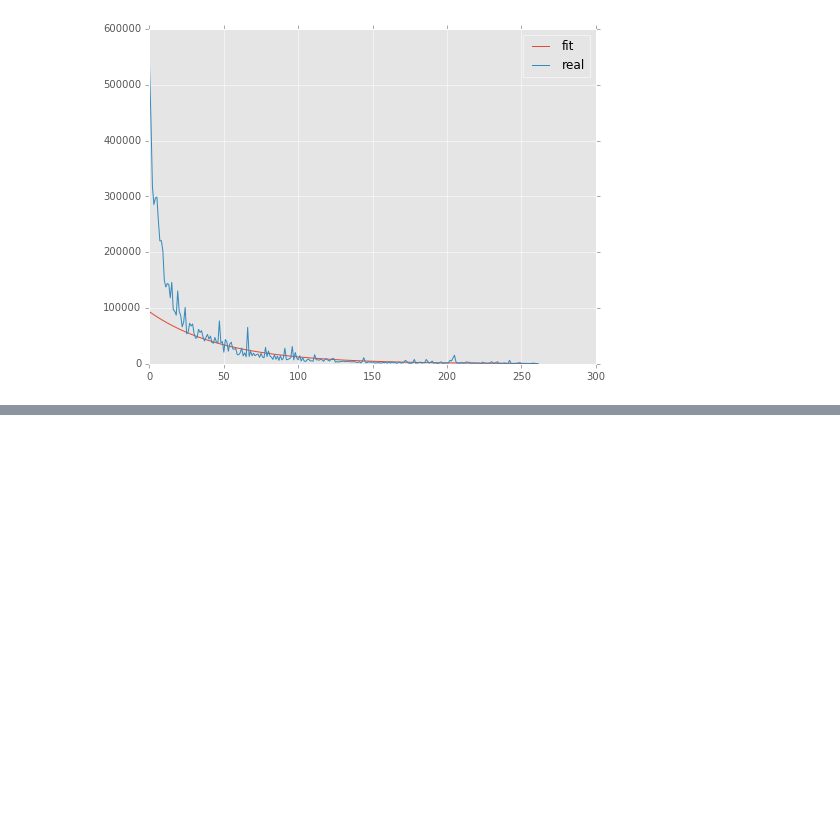
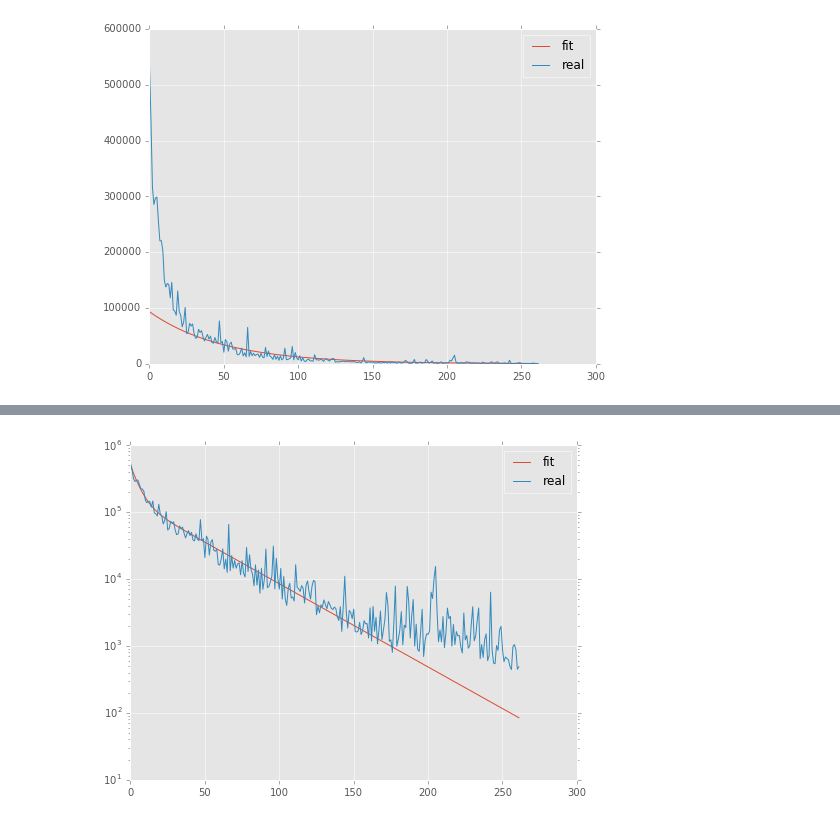
Before and after one commit to yiyuezhuo/euler, a Jupyter notebook: fitting.ipynb, the cells around one changed output, grey strips where cells are left out. Drawn from its saved outputs; the diff is of its cells as text; code cells hidden in the pictures; blank space fills up the shorter version.

```diff
--- a/fitting.ipynb
+++ b/fitting.ipynb
@@ -237,0 +501,8 @@ plt.show()
+# %%
+plt.plot(Esolve, label='fit')
+plt.plot(df.solve, label='real')
+plt.yscale('log')
+plt.legend()
+plt.show()
+# %% [output]
+[figure, added]
```
Also changed, not shown: parts of 99 cells of this notebook, 1 other file.
